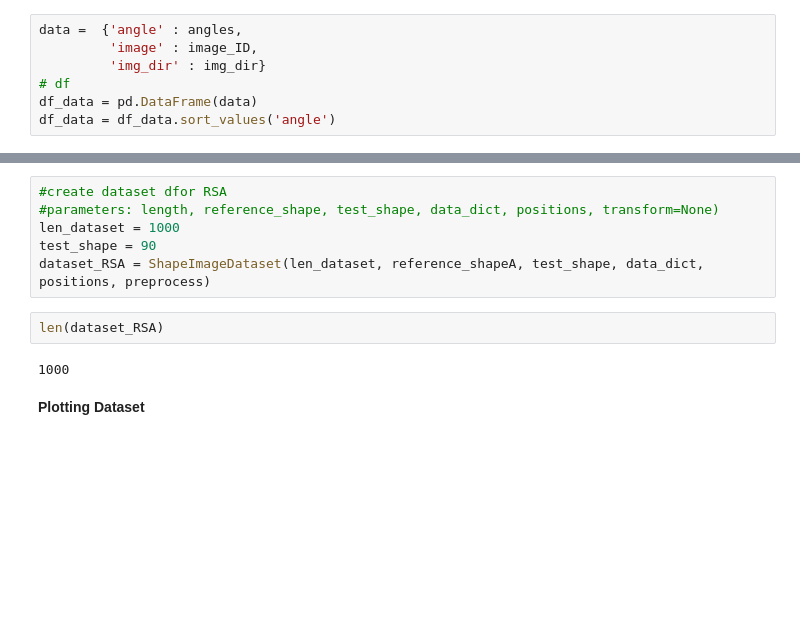
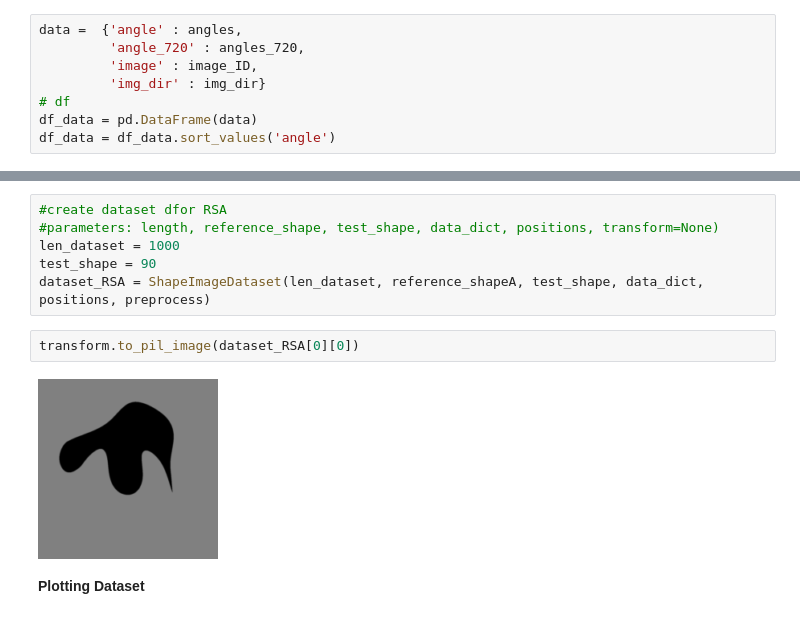
Before and after one commit to AnaBelenCarbajal/Thesis, a Jupyter notebook: Dataset_Human_Category_Learning_baseline.ipynb, the cells around one changed output, grey strips where cells are left out. Saved outputs shown, nothing was run; the diff lists cells and outputs as text; blank space fills up the shorter version.

```diff
--- a/Dataset_Human_Category_Learning_baseline.ipynb
+++ b/Dataset_Human_Category_Learning_baseline.ipynb
@@ -115,6 +118,7 @@ for image in image_ID:
 4) Create general dataset
 # %%
 data =  {'angle' : angles,
+         'angle_720' : angles_720,
          'image' : image_ID,
          'img_dir' : img_dir}
 # df
@@ -253,10 +257,10 @@ preprocess = v2.Compose(
 len_dataset = 1000
 test_shape = 90
 dataset_RSA = ShapeImageDataset(len_dataset, reference_shapeA, test_shape, data_dict, positions, preprocess)
-# %%
-len(dataset_RSA)
-# %% [output]
-1000
+# %%
+transform.to_pil_image(dataset_RSA[0][0])
+# %% [output]
+[figure, added]
 # %% [markdown]
 **Plotting Dataset**
 # %%
```
Also changed, not shown: parts of 15 cells of this notebook.
